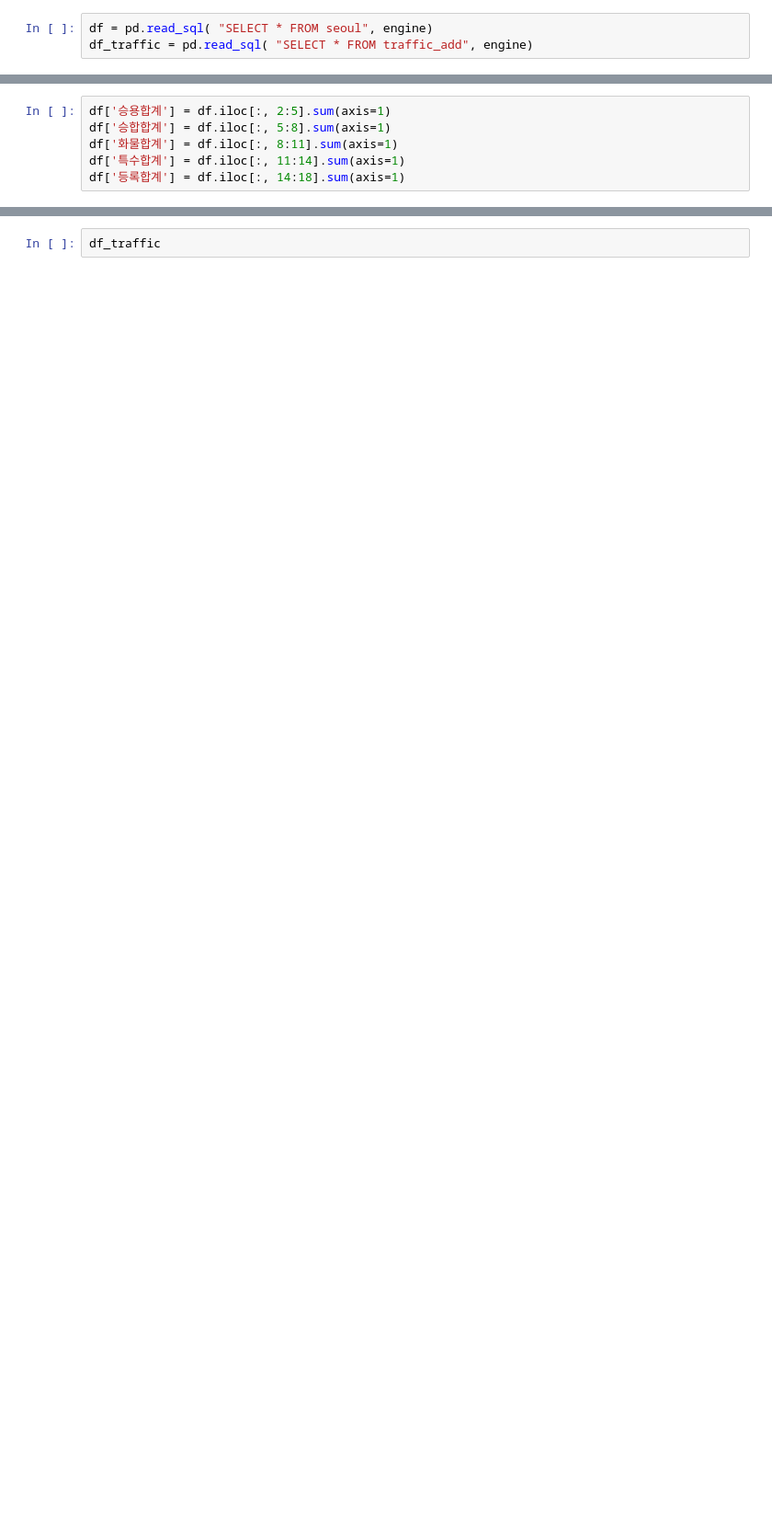
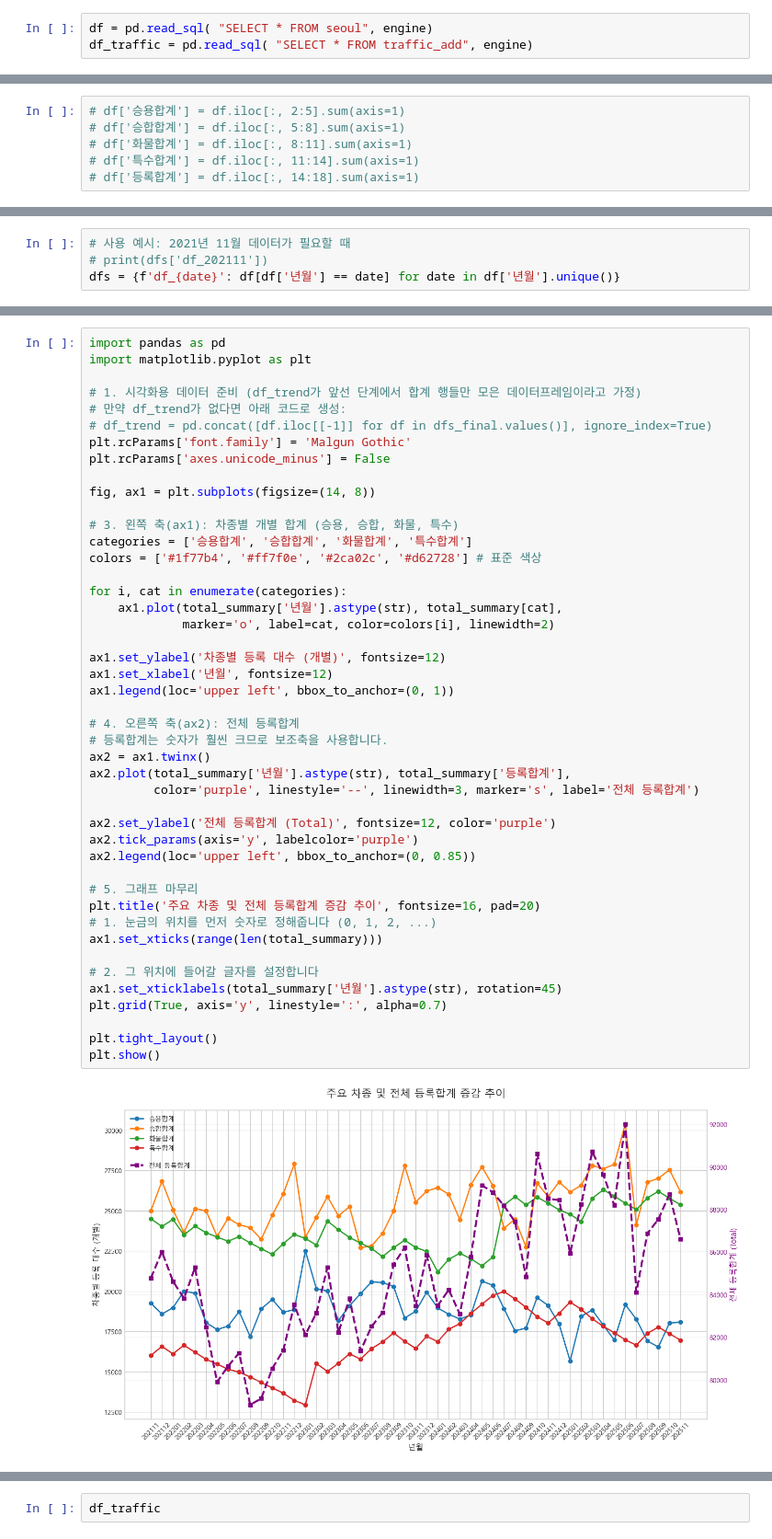
Before and after one commit to qksdkqksdk5/MBCAcademy_PJ1, a Jupyter notebook: pss/등록과교통량.ipynb, the cells around one changed output, grey strips where cells are left out. Shown at 92% size. Cells and saved outputs as stored; diff of their text form; blank space fills up the shorter version.

```diff
--- a/pss/등록과교통량.ipynb
+++ b/pss/등록과교통량.ipynb
@@ -15,6 +20,6 @@ df_traffic = pd.read_sql( "SELECT * FROM traffic_add", engine)
 # %%
-df['승용합계'] = df.iloc[:, 2:5].sum(axis=1)
-df['승합합계'] = df.iloc[:, 5:8].sum(axis=1)
-df['화물합계'] = df.iloc[:, 8:11].sum(axis=1)
-df['특수합계'] = df.iloc[:, 11:14].sum(axis=1)
-df['등록합계'] = df.iloc[:, 14:18].sum(axis=1)
+# df['승용합계'] = df.iloc[:, 2:5].sum(axis=1)
+# df['승합합계'] = df.iloc[:, 5:8].sum(axis=1)
+# df['화물합계'] = df.iloc[:, 8:11].sum(axis=1)
+# df['특수합계'] = df.iloc[:, 11:14].sum(axis=1)
+# df['등록합계'] = df.iloc[:, 14:18].sum(axis=1)
@@ -112,0 +26,4 @@ plt.show()
+# %%
+# 사용 예시: 2021년 11월 데이터가 필요할 때
+# print(dfs['df_202111'])
+dfs = {f'df_{date}': df[df['년월'] == date] for date in df['년월'].unique()}
@@ -112,0 +58,47 @@ plt.show()
+# %%
+import pandas as pd
+import matplotlib.pyplot as plt
+
+# 1. 시각화용 데이터 준비 (df_trend가 앞선 단계에서 합계 행들만 모은 데이터프레임이라고 가정)
+# 만약 df_trend가 없다면 아래 코드로 생성:
+# df_trend = pd.concat([df.iloc[[-1]] for df in dfs_final.values()], ignore_index=True)
+plt.rcParams['font.family'] = 'Malgun Gothic'
+plt.rcParams['axes.unicode_minus'] = False
+
+fig, ax1 = plt.subplots(figsize=(14, 8))
+
+# 3. 왼쪽 축(ax1): 차종별 개별 합계 (승용, 승합, 화물, 특수)
+categories = ['승용합계', '승합합계', '화물합계', '특수합계']
+colors = ['#1f77b4', '#ff7f0e', '#2ca02c', '#d62728'] # 표준 색상
+
+for i, cat in enumerate(categories):
+    ax1.plot(total_summary['년월'].astype(str), total_summary[cat],
+             marker='o', label=cat, color=colors[i], linewidth=2)
+
+ax1.set_ylabel('차종별 등록 대수 (개별)', fontsize=12)
+ax1.set_xlabel('년월', fontsize=12)
+ax1.legend(loc='upper left', bbox_to_anchor=(0, 1))
+
+# 4. 오른쪽 축(ax2): 전체 등록합계
+# 등록합계는 숫자가 훨씬 크므로 보조축을 사용합니다.
+ax2 = ax1.twinx()
+ax2.plot(total_summary['년월'].astype(str), total_summary['등록합계'],
+         color='purple', linestyle='--', linewidth=3, marker='s', label='전체 등록합계')
+
+ax2.set_ylabel('전체 등록합계 (Total)', fontsize=12, color='purple')
+ax2.tick_params(axis='y', labelcolor='purple')
+ax2.legend(loc='upper left', bbox_to_anchor=(0, 0.85))
+
+# 5. 그래프 마무리
+plt.title('주요 차종 및 전체 등록합계 증감 추이', fontsize=16, pad=20)
+# 1. 눈금의 위치를 먼저 숫자로 정해줍니다 (0, 1, 2, ...)
+ax1.set_xticks(range(len(total_summary)))
+
+# 2. 그 위치에 들어갈 글자를 설정합니다
+ax1.set_xticklabels(total_summary['년월'].astype(str), rotation=45)
+plt.grid(True, axis='y', linestyle=':', alpha=0.7)
+
+plt.tight_layout()
+plt.show()
+# %% [output]
+[figure, added]
```
Also changed, not shown: parts of 44 cells of this notebook, 14 other files.
